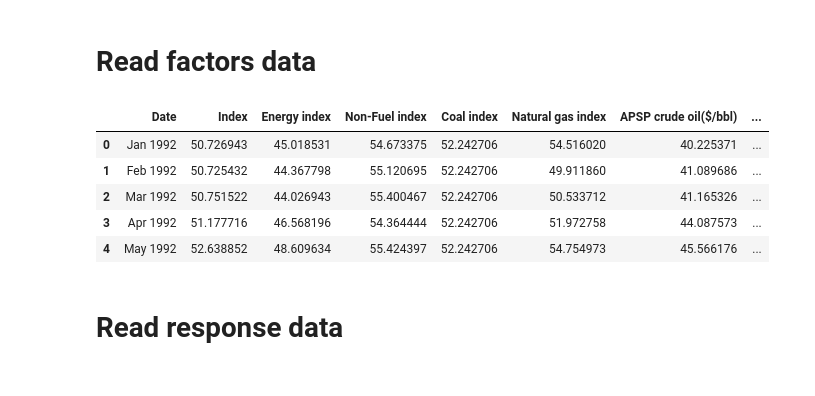
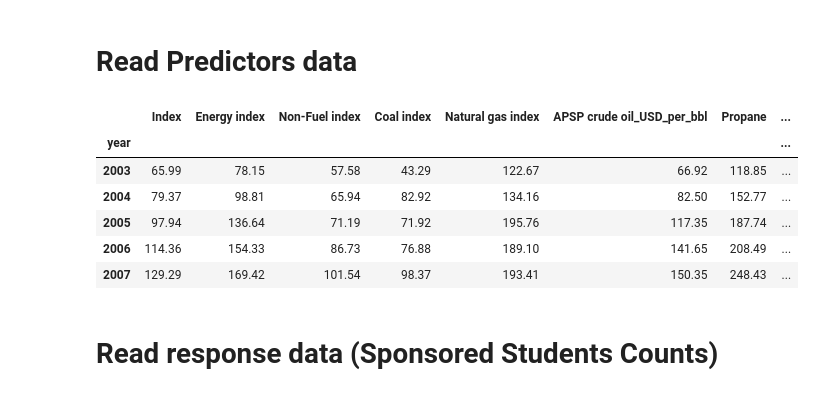
Before and after one commit to Vitaly-Yakutenko/ds_project_2019, a Jupyter notebook: notebooks/Parse_sponsorship_data.ipynb, the cells around one changed output. Cells and saved outputs as stored; diff of their text form; code cells hidden in the pictures.

```diff
--- a/notebooks/Parse_sponsorship_data.ipynb
+++ b/notebooks/Parse_sponsorship_data.ipynb
@@ -4 +1,5 @@ import seaborn as sns
+# %%
+import numpy as np
+import pandas as pd
+pd.options.display.precision = 2
 # %%
@@ -10,14 +20,7 @@ with open('data/Primary_Commodity_Price_System_PCPS.xlsx') as f:
 # %% [markdown]
-# Read factors data
+# Read Predictors data
 # %%
-factors_df = pd.read_csv('data/Primary_Commodity_Price_System_PCPS.csv', skiprows=1)
+predictors_df = pd.read_csv('data/Primary_Commodity_Price_System_PCPS.csv', skiprows=1)
 # %%
-factors_df['year'] = factors_df.Date.apply(lambda x: x.split(' ')[1])
-factors_df.head()
+predictors_df['year'] = predictors_df.Date.apply(lambda x: int(x.split(' ')[1]))
+#predictors_df.head()
-# %% [output]
-|  | Date | Index | Energy index | Non-Fuel index | Coal index | Natural gas index | APSP crude oil($/bbl) | ... |
-| 0 | Jan 1992 | 50.726943 | 45.018531 | 54.673375 | 52.242706 | 54.516020 | 40.225371 | ... |
-| 1 | Feb 1992 | 50.725432 | 44.367798 | 55.120695 | 52.242706 | 49.911860 | 41.089686 | ... |
-| 2 | Mar 1992 | 50.751522 | 44.026943 | 55.400467 | 52.242706 | 50.533712 | 41.165326 | ... |
-| 3 | Apr 1992 | 51.177716 | 46.568196 | 54.364444 | 52.242706 | 51.972758 | 44.087573 | ... |
-| 4 | May 1992 | 52.638852 | 48.609634 | 55.424397 | 52.242706 | 54.754973 | 45.566176 | ... |
@@ -26,3 +27,17 @@ yearly_factors = factors_df.groupby('year').mean()
+# %%
+predictors_yearly_df = predictors_df.groupby('year').mean()
+predictors_yearly_df = predictors_yearly_df.join(predictors_yearly_df.shift(), rsuffix='_shifted')
+predictors_yearly_df = predictors_yearly_df.loc[2003:2018]
+# %%
+predictors_yearly_df.head()
+# %% [output]
+|  | Index | Energy index | Non-Fuel index | Coal index | Natural gas index | APSP crude oil_USD_per_bbl | Propane | ... |
+| year |  |  |  |  |  |  |  | ... |
+| 2003 | 65.99 | 78.15 | 57.58 | 43.29 | 122.67 | 66.92 | 118.85 | ... |
+| 2004 | 79.37 | 98.81 | 65.94 | 82.92 | 134.16 | 82.50 | 152.77 | ... |
+| 2005 | 97.94 | 136.64 | 71.19 | 71.92 | 195.76 | 117.35 | 187.74 | ... |
+| 2006 | 114.36 | 154.33 | 86.73 | 76.88 | 189.10 | 141.65 | 208.49 | ... |
+| 2007 | 129.29 | 169.42 | 101.54 | 98.37 | 193.41 | 150.35 | 248.43 | ... |
 # %% [markdown]
-# Read response data
+# Read response data (Sponsored Students Counts)
 # %%
```
Also changed, not shown: parts of 22 cells of this notebook.
